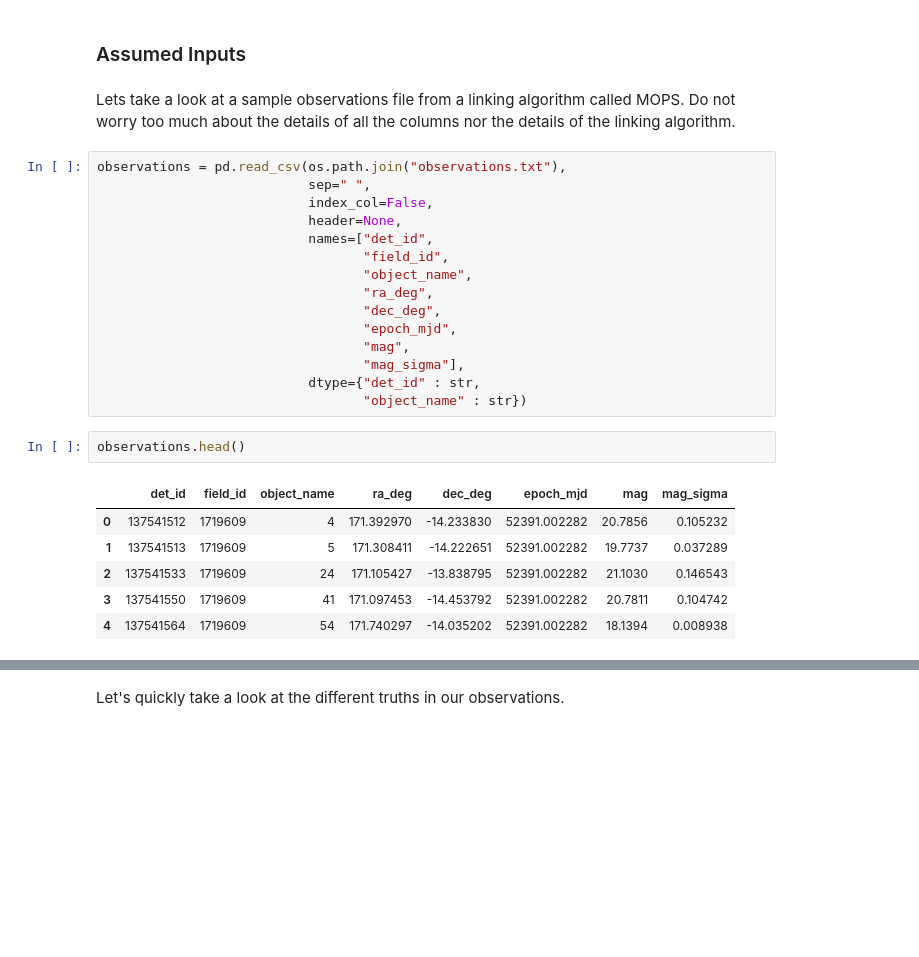
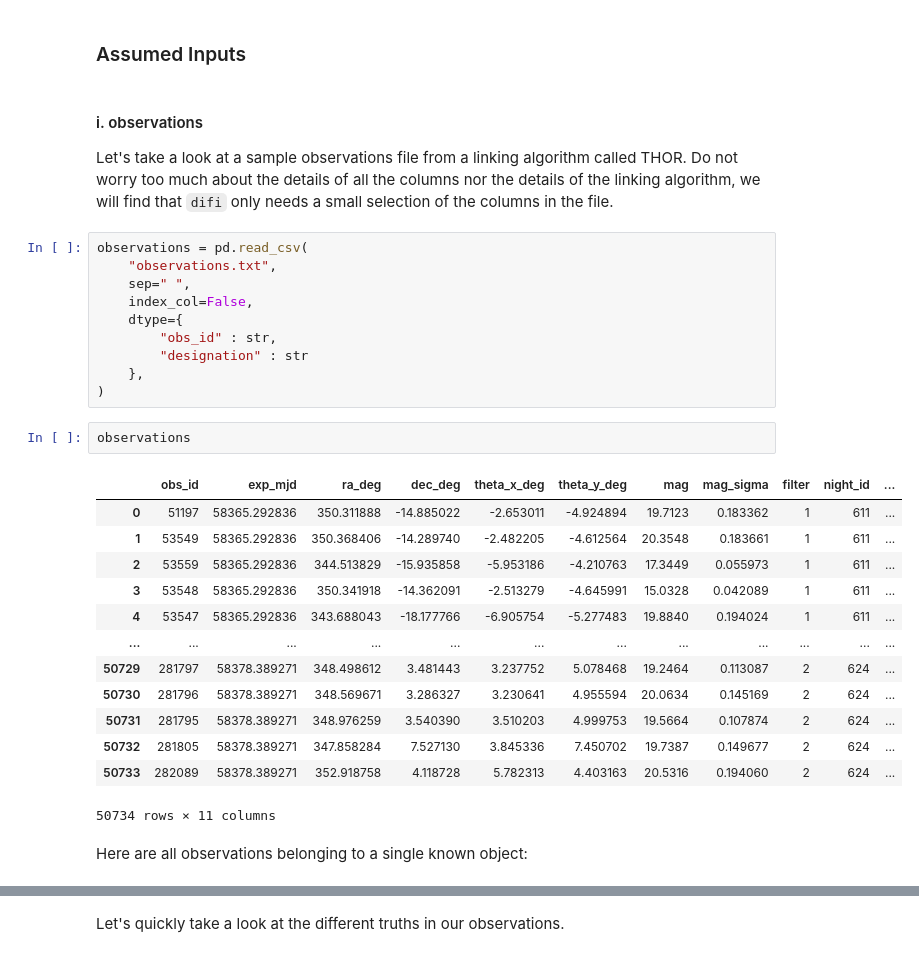
Before and after one commit to moeyensj/difi, a Jupyter notebook: examples/tutorial.ipynb, the cells around one changed output, grey strips where cells are left out. Drawn from its saved outputs; the diff is of its cells as text; blank space fills up the shorter version.

```diff
--- a/examples/tutorial.ipynb
+++ b/examples/tutorial.ipynb
@@ -22,28 +26,34 @@ difi version: 1.1.dev38+gb001aca.d20200918
 # %% [markdown]
 ### Assumed Inputs
 # %% [markdown]
-Lets take a look at a sample observations file from a linking algorithm called MOPS. Do not worry too much about the details of all the columns nor the details of the linking algorithm.
+#### i. observations
+
+Let's take a look at a sample observations file from a linking algorithm called THOR. Do not worry too much about the details of all the columns nor the details of the linking algorithm, we will find that `difi` only needs a small selection of the columns in the file.
 # %%
-observations = pd.read_csv(os.path.join("observations.txt"),
-                           sep=" ",
-                           index_col=False,
-                           header=None,
-                           names=["det_id",
-                                  "field_id",
-                                  "object_name",
-                                  "ra_deg",
-                                  "dec_deg",
-                                  "epoch_mjd",
-                                  "mag",
-                                  "mag_sigma"],
-                           dtype={"det_id" : str,
-                                  "object_name" : str})
+observations = pd.read_csv(
+    "observations.txt",
+    sep=" ",
+    index_col=False,
+    dtype={
+        "obs_id" : str,
+        "designation" : str
+    },
+)
 # %%
-observations.head()
+observations
 # %% [output]
-|  | det_id | field_id | object_name | ra_deg | dec_deg | epoch_mjd | mag | mag_sigma |
-| 0 | 137541512 | 1719609 | 4 | 171.392970 | -14.233830 | 52391.002282 | 20.7856 | 0.105232 |
-| 1 | 137541513 | 1719609 | 5 | 171.308411 | -14.222651 | 52391.002282 | 19.7737 | 0.037289 |
-| 2 | 137541533 | 1719609 | 24 | 171.105427 | -13.838795 | 52391.002282 | 21.1030 | 0.146543 |
-| 3 | 137541550 | 1719609 | 41 | 171.097453 | -14.453792 | 52391.002282 | 20.7811 | 0.104742 |
-| 4 | 137541564 | 1719609 | 54 | 171.740297 | -14.035202 | 52391.002282 | 18.1394 | 0.008938 |
+|  | obs_id | exp_mjd | ra_deg | dec_deg | theta_x_deg | theta_y_deg | mag | mag_sigma | filter | night_id | ... |
+| 0 | 51197 | 58365.292836 | 350.311888 | -14.885022 | -2.653011 | -4.924894 | 19.7123 | 0.183362 | 1 | 611 | ... |
+| 1 | 53549 | 58365.292836 | 350.368406 | -14.289740 | -2.482205 | -4.612564 | 20.3548 | 0.183661 | 1 | 611 | ... |
+| 2 | 53559 | 58365.292836 | 344.513829 | -15.935858 | -5.953186 | -4.210763 | 17.3449 | 0.055973 | 1 | 611 | ... |
+| 3 | 53548 | 58365.292836 | 350.341918 | -14.362091 | -2.513279 | -4.645991 | 15.0328 | 0.042089 | 1 | 611 | ... |
+| 4 | 53547 | 58365.292836 | 343.688043 | -18.177766 | -6.905754 | -5.277483 | 19.8840 | 0.194024 | 1 | 611 | ... |
+| ... | ... | ... | ... | ... | ... | ... | ... | ... | ... | ... | ... |
+| 50729 | 281797 | 58378.389271 | 348.498612 | 3.481443 | 3.237752 | 5.078468 | 19.2464 | 0.113087 | 2 | 624 | ... |
+| 50730 | 281796 | 58378.389271 | 348.569671 | 3.286327 | 3.230641 | 4.955594 | 20.0634 | 0.145169 | 2 | 624 | ... |
+| 50731 | 281795 | 58378.389271 | 348.976259 | 3.540390 | 3.510203 | 4.999753 | 19.5664 | 0.107874 | 2 | 624 | ... |
+| 50732 | 281805 | 58378.389271 | 347.858284 | 7.527130 | 3.845336 | 7.450702 | 19.7387 | 0.149677 | 2 | 624 | ... |
+| 50733 | 282089 | 58378.389271 | 352.918758 | 4.118728 | 5.782313 | 4.403163 | 20.5316 | 0.194060 | 2 | 624 | ... |
+50734 rows × 11 columns
+# %% [markdown]
+Here are all observations belonging to a single known object:
```
Also changed, not shown: parts of 70 cells of this notebook, 13 other files.
